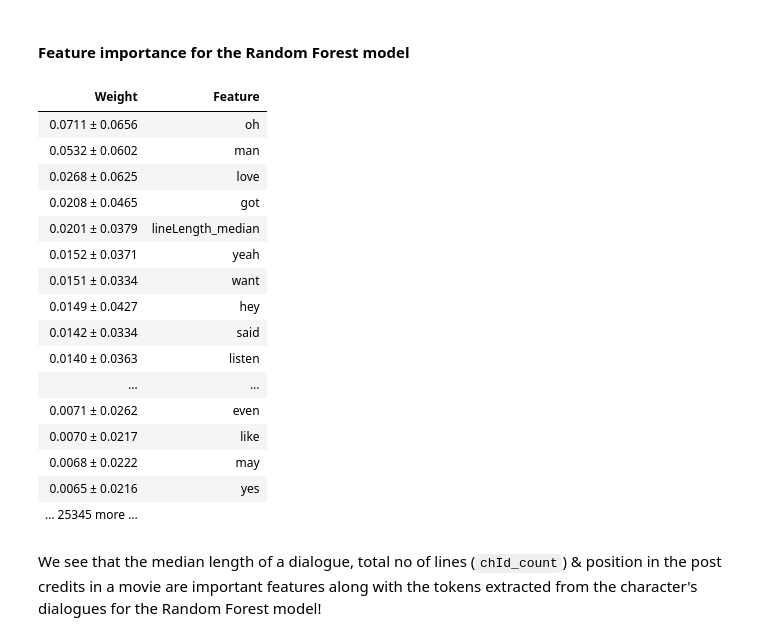
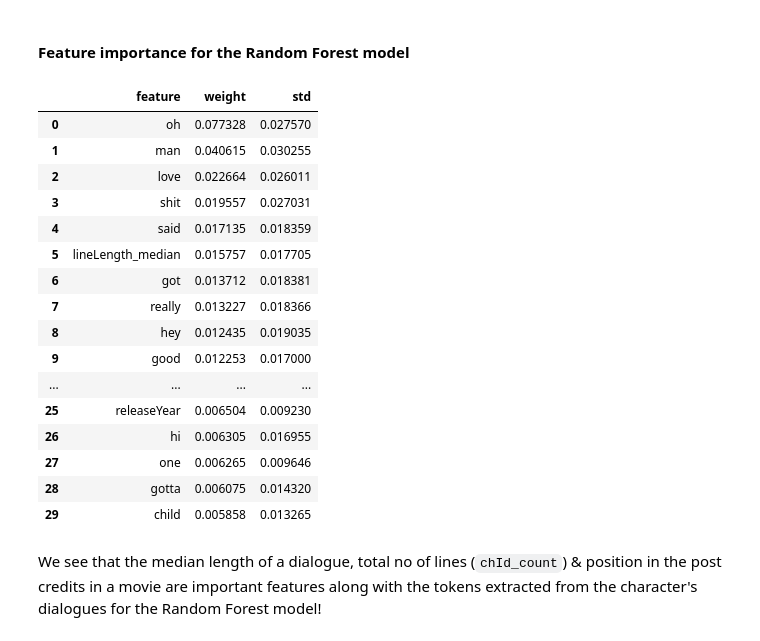
Before and after one commit to pritesh-shrivastava/pritesh-shrivastava.github.io, a Jupyter notebook: assets/files/gender-classifier-based-on-movie-dialogues.ipynb, the cells around one changed output. Saved outputs shown, nothing was run; the diff lists cells and outputs as text; code cells hidden in the pictures.

```diff
--- a/assets/files/gender-classifier-based-on-movie-dialogues.ipynb
+++ b/assets/files/gender-classifier-based-on-movie-dialogues.ipynb
@@ -179,0 +218,5 @@ df.shape
+# %%
+df = pd.merge(df, movie_yr, how='inner', on=['mId'],
+         left_index=False, right_index=False, sort=True,
+         copy=False, indicator=False)
+df.head()
@@ -241,7 +290,7 @@ df[['cleaned_dialogue','dialogue']].head()
 ### Create training dataset
 Now, we can aggregate all data for a particular movie character into 1 record. We will combine their dialogue tokens from the entire movie, calculate their median dialogue length by characters & words, and count their total no of lines in the movie.
 # %%
-train = df.groupby(['chId', 'mId', 'chName', 'gender', 'posCredits']). \
+train = df.groupby(['chId', 'mId', 'chName', 'gender', 'posCredits','releaseYear']). \
             agg({'lineLength' : ['median'],
                  'wordCountLine' : ['median'],
                  'chId' : ['count'],
@@ -348,7 +404,7 @@ class Converter(BaseEstimator, TransformerMixin):
 # %% [markdown]
 Pipeline for numeric features
 # %%
-numeric_features = ['lineLength_median', 'wordCountLine_median', 'chId_count']
+numeric_features = ['lineLength_median', 'wordCountLine_median', 'chId_count', 'releaseYear']
 
 numeric_transformer = Pipeline(steps=[('scaler', MinMaxScaler())])
 # %% [markdown]
@@ -386,7 +442,7 @@ nb_clf = Pipeline(steps=[('preprocessor', preprocessor),
                       ('classifier', MultinomialNB())])
 
 rf_clf = Pipeline(steps=[('preprocessor', preprocessor),
-                      ('classifier', RandomForestClassifier(n_estimators=100, min_samples_leaf=10,
+                      ('classifier', RandomForestClassifier(n_estimators=120, min_samples_leaf=10,
                                                             max_features=0.7, n_jobs=-1, oob_score=True))])
 # %% [markdown]
 Fitting the preprocessing & classifier pipelines on training data
@@ -551,24 +622,24 @@ Here the blue colored nodes indicate their majority class is "female" while the
 # %% [markdown]
 #### Feature importance for the Random Forest model
 # %%
-eli5.explain_weights(rf_clf.named_steps['classifier'], top=30, feature_names=numeric_features_list)
+eli5.explain_weights_df(rf_clf.named_steps['classifier'], top=30, feature_names=numeric_features_list)
 # %% [output]
-| Weight | Feature |
-| 0.0711 ± 0.0656 | oh |
-| 0.0532 ± 0.0602 | man |
-| 0.0268 ± 0.0625 | love |
-| 0.0208 ± 0.0465 | got |
-| 0.0201 ± 0.0379 | lineLength_median |
-| 0.0152 ± 0.0371 | yeah |
-| 0.0151 ± 0.0334 | want |
-| 0.0149 ± 0.0427 | hey |
-| 0.0142 ± 0.0334 | said |
-| 0.0140 ± 0.0363 | listen |
-| ... | ... |
-| 0.0071 ± 0.0262 | even |
-| 0.0070 ± 0.0217 | like |
-| 0.0068 ± 0.0222 | may |
-| 0.0065 ± 0.0216 | yes |
-| … 25345 more … |  |
+|  | feature | weight | std |
+| 0 | oh | 0.077328 | 0.027570 |
+| 1 | man | 0.040615 | 0.030255 |
+| 2 | love | 0.022664 | 0.026011 |
+| 3 | shit | 0.019557 | 0.027031 |
+| 4 | said | 0.017135 | 0.018359 |
+| 5 | lineLength_median | 0.015757 | 0.017705 |
+| 6 | got | 0.013712 | 0.018381 |
+| 7 | really | 0.013227 | 0.018366 |
+| 8 | hey | 0.012435 | 0.019035 |
+| 9 | good | 0.012253 | 0.017000 |
+| ... | ... | ... | ... |
+| 25 | releaseYear | 0.006504 | 0.009230 |
+| 26 | hi | 0.006305 | 0.016955 |
+| 27 | one | 0.006265 | 0.009646 |
+| 28 | gotta | 0.006075 | 0.014320 |
+| 29 | child | 0.005858 | 0.013265 |
 # %% [markdown]
 We see that the median length of a dialogue, total no of lines (`chId_count`) & position in the post credits in a movie are important features along with the tokens extracted from the character's dialogues for the Random Forest model!
```
Also changed, not shown: parts of 17 cells of this notebook, 11 other files.
